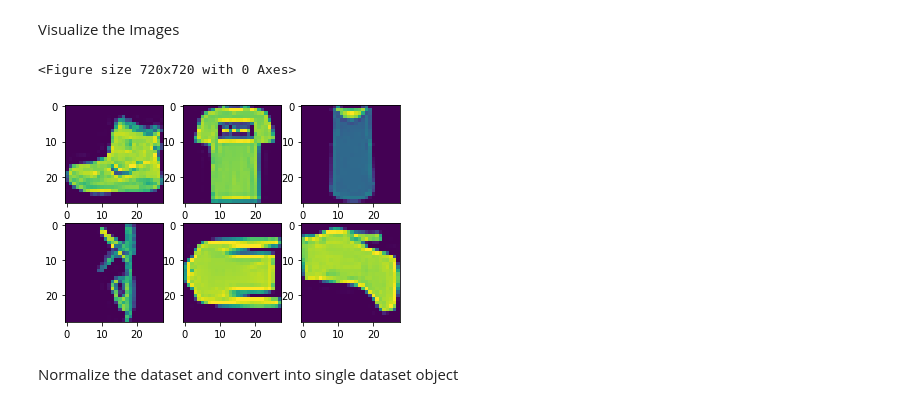
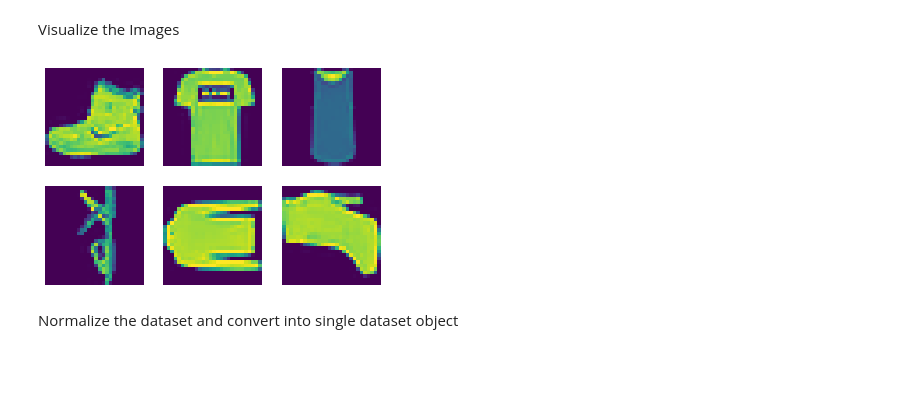
Before and after one commit to m3sibti/DL_projects, a Jupyter notebook: Keras_cyclegan_mw.ipynb, the cells around one changed output. Drawn from its saved outputs; the diff is of its cells as text; code cells hidden in the pictures; blank space fills up the shorter version.

```diff
--- a/Keras_cyclegan_mw.ipynb
+++ b/Keras_cyclegan_mw.ipynb
@@ -41,10 +43,13 @@ mid_point = int(x_data.shape[0]/2)
 # %%
 x_real = x_data[:mid_point]
 x_real = x_real.reshape(-1, 28*28)
+x_real = x_real.astype('float32')
 # %%
-x_rotated = x_data[mid_point:].reshape(-1, 28, 28)
+x_rotated = x_data[mid_point:]
 x_rotated = scipy.ndimage.interpolation.rotate(x_rotated, 90, axes=(1, 2))
 x_rotated = x_rotated.reshape(-1, 28*28)
+
+x_rotated = x_rotated.astype('float32')
 # %%
 x_real.shape, x_rotated.shape
 # %% [output]
@@ -52,17 +57,18 @@ x_real.shape, x_rotated.shape
 # %% [markdown]
 Visualize the Images
 # %%
-plt.figure(figsize=(10, 10))
-fig, axs = plt.subplots(2, 3)
-for i in range(3):
-  x_img_real = x_real[i].reshape(28, 28)
-  x_img_rotated = x_rotated[i].reshape(28, 28)
-  axs[0][i].imshow(x_img_real)
-  axs[1][i].imshow(x_img_rotated)
-  ax.axis('off')
+def show_images(x_real, x_rotated):
+  fig, axs = plt.subplots(2, 3)
+  [axi.set_axis_off() for axi in axs.ravel()]
+  for i in range(3):
+    x_img_real = x_real[i].reshape(28, 28)
+    x_img_rotated = x_rotated[i].reshape(28, 28)
+    axs[0][i].imshow(x_img_real)
+    axs[1][i].imshow(x_img_rotated)
+
+show_images(x_real, x_rotated)
 # %% [output]
-<Figure size 720x720 with 0 Axes>
-[figure, old version]
+[figure, new version]
 # %% [markdown]
 Normalize the dataset and convert into single dataset object
 # %%
```
Also changed, not shown: parts of 17 cells of this notebook.
